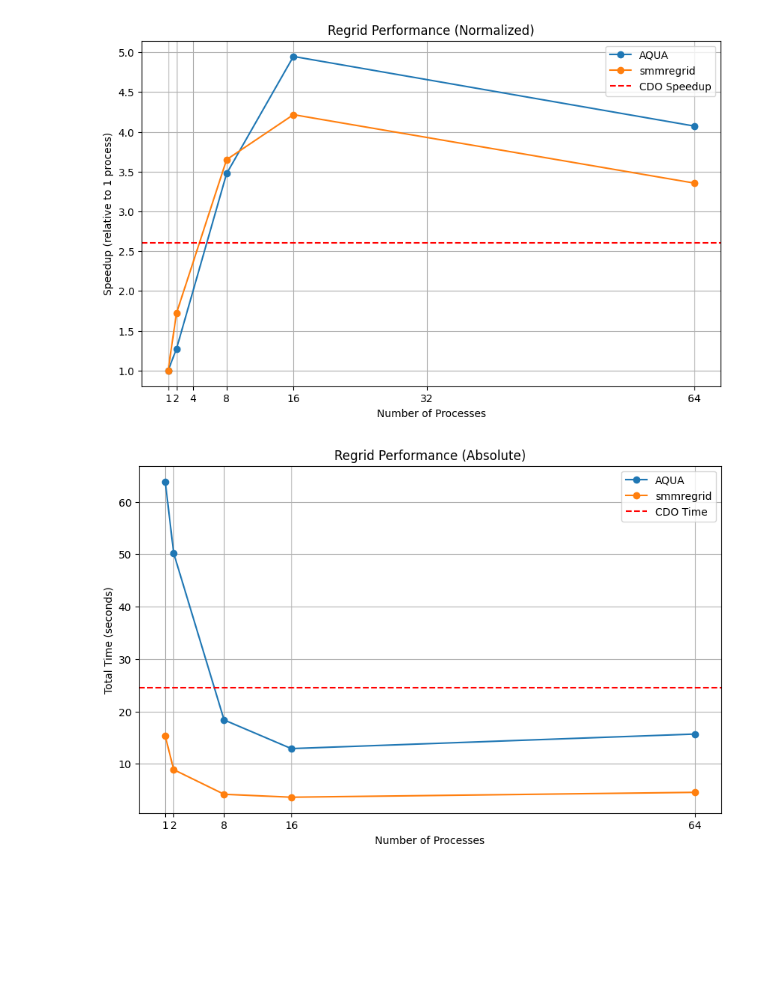
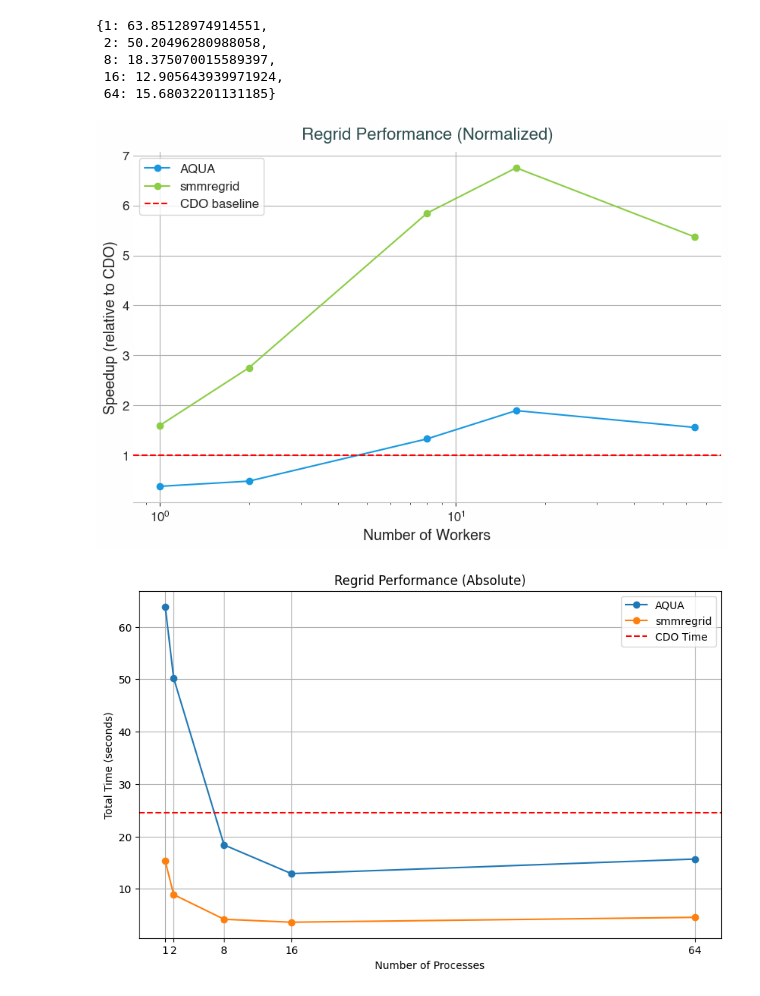
Before and after one commit to koldunovn/high_res_data_access, a Jupyter notebook: aqua-scripts/regrid/plot.ipynb, the cells around one changed output. Cells and saved outputs as stored; diff of their text form; code cells hidden in the pictures; blank space fills up the shorter version.

Commit message:
refined visualization

```diff
--- a/aqua-scripts/regrid/plot.ipynb
+++ b/aqua-scripts/regrid/plot.ipynb
@@ -17,28 +18,48 @@ for key, value in res.items():
         smmregrid_dict[int(key.split('_')[1])] = value['total_time']
 
 CDO_value = res['CDO']['total_time']
+# %%
+AQUA_dict
+# %% [output]
+{1: 63.85128974914551,
+ 2: 50.20496280988058,
+ 8: 18.375070015589397,
+ 16: 12.905643939971924,
+ 64: 15.68032201131185}
 # %%
-# Normalize the values, store the speedup relative to the 1 process case
-AQUA_norm = {k: AQUA_dict[1] / v for k, v in AQUA_dict.items() if v is not None}
-smmregrid_norm = {k: smmregrid_dict[1] / v for k, v in smmregrid_dict.items() if v is not None}
+# Normalize the values with respect to CDO, wich is the baseline
+AQUA_norm = {k: CDO_value / v for k, v in AQUA_dict.items() if v is not None}
+smmregrid_norm = {k: CDO_value / v for k, v in smmregrid_dict.items() if v is not None}
 # %%
 # Plot the normalized values
 plt.figure(figsize=(10, 6))
+ConfigStyle()
+title_size = 16
+label_size = 14
+ticks_size = 12
+plt.rcParams.update({
+    'font.size': ticks_size,
+    'axes.titlesize': title_size,
+    'axes.labelsize': label_size,
+    'xtick.labelsize': ticks_size,
+    'ytick.labelsize': ticks_size,
+})
 plt.plot(list(AQUA_norm.keys()), list(AQUA_norm.values()), marker='o', label='AQUA')
 plt.plot(list(smmregrid_norm.keys()), list(smmregrid_norm.values()), marker='o', label='smmregrid')
 plt.title('Regrid Performance (Normalized)')
-plt.xlabel('Number of Processes')
-plt.ylabel('Speedup (relative to 1 process)')
+plt.xlabel('Number of Workers')
+plt.ylabel('Speedup (relative to CDO)')
 plt.xticks(list(AQUA_dict.keys()))
 plt.grid(True)
+plt.xscale('log')
 
 # Add CDO value for comparison
 if CDO_value is not None:
-    plt.axhline(y=AQUA_dict[1] / CDO_value, color='r', linestyle='--', label='CDO Speedup')
+    plt.axhline(y=CDO_value / CDO_value, color='r', linestyle='--', label='CDO baseline')
     plt.legend()
 plt.show()
 # %% [output]
-[figure, old version]
+[figure, new version]
 # %%
 # Plot absolute values
 plt.figure(figsize=(10, 6))
```
Also changed, not shown: parts of 1 cell of this notebook.
